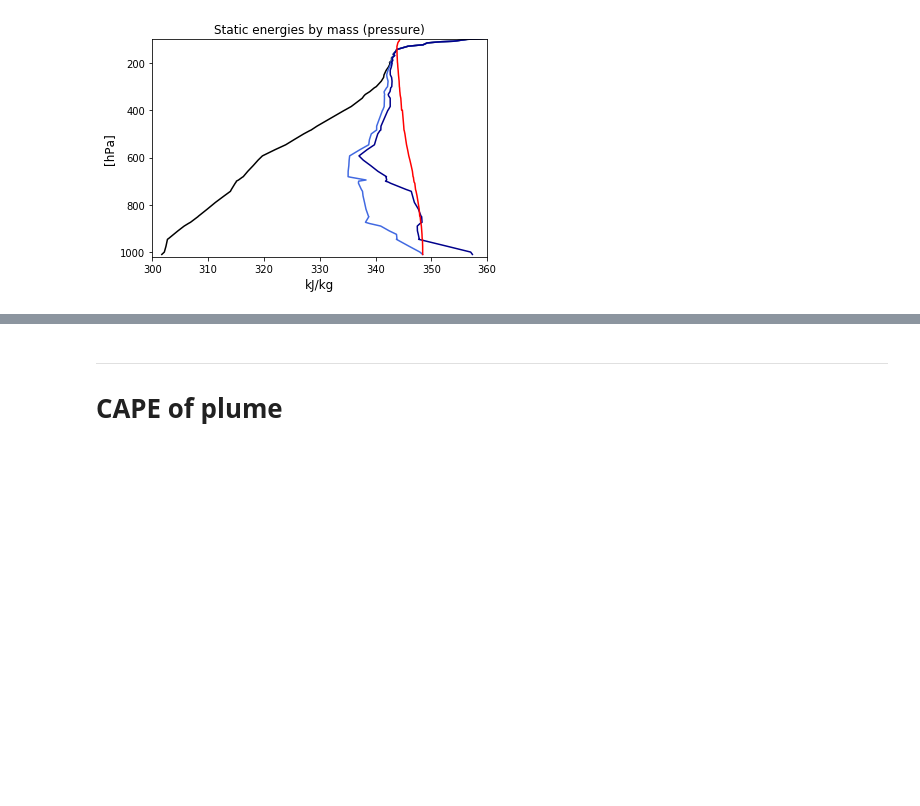
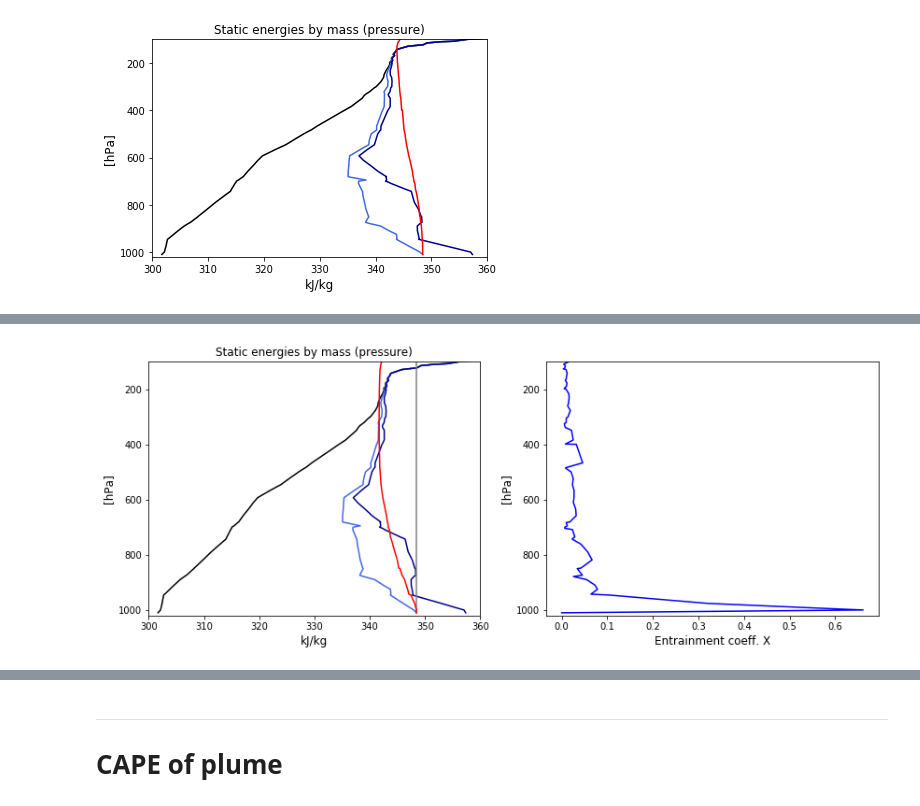
Before and after one commit to weiming9115/ATM663_convection_meso, a Jupyter notebook: Resources/Notebooks/Real_Parcel_Buoyancy_weiming.ipynb, the cells around one changed output, grey strips where cells are left out. Saved outputs shown, nothing was run; the diff lists cells and outputs as text; code cells hidden in the pictures; blank space fills up the shorter version.

```diff
--- a/Resources/Notebooks/Real_Parcel_Buoyancy_weiming.ipynb
+++ b/Resources/Notebooks/Real_Parcel_Buoyancy_weiming.ipynb
@@ -494,0 +508,41 @@ where $r$ is the conserved variable, and $X$ is the mixing coefficient
+# %%
+def entrain_coeff(Z,ce=0.4):
+# calculate entrainment coefficient from the above equation Xk(Z)
+    delz = np.gradient(Z)
+    X = ce*delz/Z
+    X[0] = 0
+    return X
+
+def conserved_dmix(s,q,X):
+# calculate entrained conserved variable over the whole levels
+# where sp is conserved variable of parcel, s is environmental value,
+# and X is entrainment coefficient.
+
+    s_mix = np.zeros(len(s)); q_mix = s_mix.copy()
+    s_mix[0] = s[0]; q_mix[0] = q[0] # total water content
+    for z in range(1,len(s)):
+        s_mix[z] = (1-X[z-1])*s_mix[z-1] + X[z-1]*s[z-1]
+        q_mix[z] = (1-X[z-1])*q_mix[z-1] + X[z-1]*q[z-1]
+
+    return s_mix, q_mix
+# %%
+X = entrain_coeff(Z,0.4)
+hp_mix, qp_mix = conserved_dmix(h,q,X)
+# %%
+fig = plt.figure(figsize=(14,5))
+
+ax1 = plt.subplot(1,2,1)
+ax1.plot(s/1000, p, 'k')
+ax1.plot(h/1000,p,'royalblue')
+ax1.plot(hs/1000, p, 'darkblue')
+ax1.plot(h*0+h[0]/1000,p,'grey')
+ax1.plot(hp_mix/1000,p,'r') # deep flow entrainment
+xlabel('kJ/kg',fontsize=12);ylabel('[hPa]',fontsize=12)
+xlim([300,360]); ylim([1020,100]); title('Static energies by mass (pressure)')
+
+ax2 = plt.subplot(1,2,2)
+ax2.plot(X,p,'b')
+xlabel('Entrainment coeff. X',fontsize=12);ylabel('[hPa]',fontsize=12)
+ylim([1020,100]);
+# %% [output]
+[figure, added]
```
Also changed, not shown: parts of 14 cells of this notebook.
